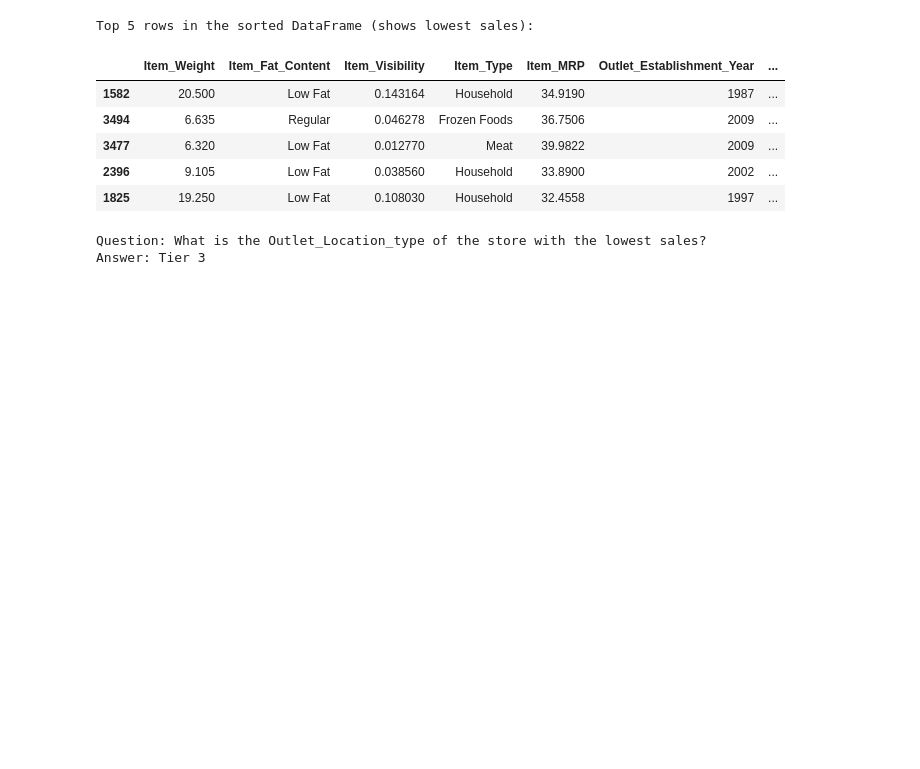
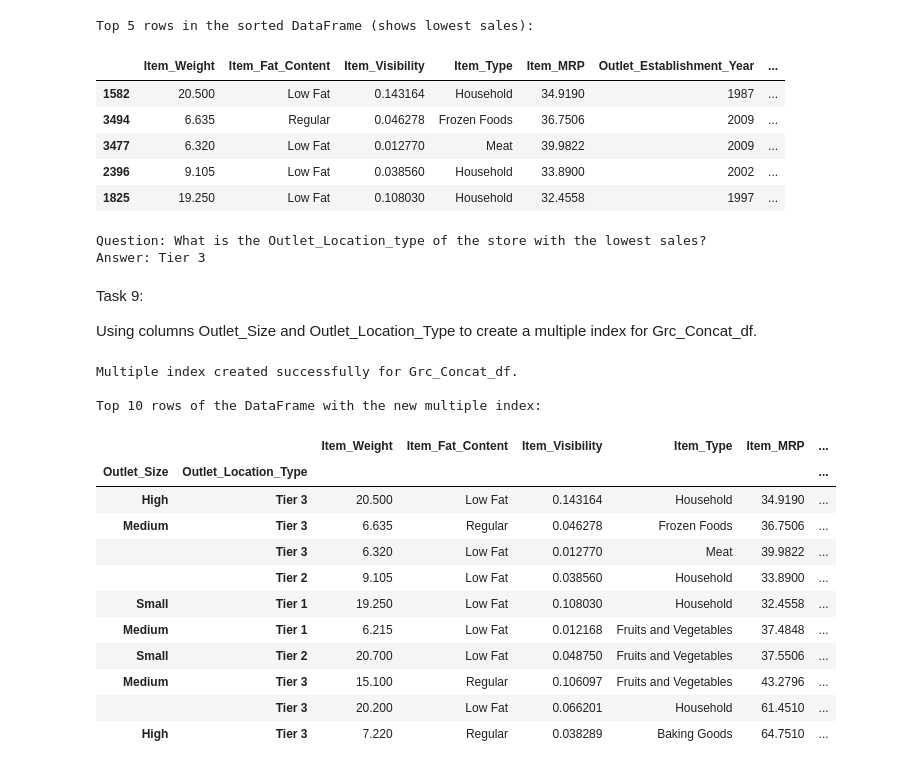
Before and after one commit to Zain004/dataanalyse-oblig1, a Jupyter notebook: obligatorisk_oppgave_1.ipynb, the cells around one changed output. Saved outputs shown, nothing was run; the diff lists cells and outputs as text; code cells hidden in the pictures; blank space fills up the shorter version.

```diff
--- a/obligatorisk_oppgave_1.ipynb
+++ b/obligatorisk_oppgave_1.ipynb
@@ -432,3 +432,34 @@ Top 5 rows in the sorted DataFrame (shows lowest sales):
 | 1825 | 19.250 | Low Fat | 0.108030 | Household | 32.4558 | 1997 | ... |
 Question: What is the Outlet_Location_type of the store with the lowest sales?
 Answer: Tier 3
+# %% [markdown]
+Task 9:
+
+Using columns Outlet_Size and Outlet_Location_Type to create a multiple index for Grc_Concat_df.
+# %%
+# Setter 'Outlet_Size' og 'Outlet_Location_Type' som den nye multipel indeksen
+# Rekkefølgen i listen bestemmer hierarkiet: Outlet_Size er det ytre nivået,
+# og Outlet_Location_Type er det indre nivået.
+# inplace=True endrer DataFramen direkte.
+Grc_Concat_df.set_index(['Outlet_Size', 'Outlet_Location_Type'], inplace=True)
+print("Multiple index created successfully for Grc_Concat_df.")
+
+# Display the first 10 rows to see the new multiple index
+print("\nTop 10 rows of the DataFrame with the new multiple index:")
+display(Grc_Concat_df.head(10))
+# %% [output]
+Multiple index created successfully for Grc_Concat_df.
+
+Top 10 rows of the DataFrame with the new multiple index:
+|  |  | Item_Weight | Item_Fat_Content | Item_Visibility | Item_Type | Item_MRP | ... |
+| Outlet_Size | Outlet_Location_Type |  |  |  |  |  | ... |
+| High | Tier 3 | 20.500 | Low Fat | 0.143164 | Household | 34.9190 | ... |
+| Medium | Tier 3 | 6.635 | Regular | 0.046278 | Frozen Foods | 36.7506 | ... |
+|  | Tier 3 | 6.320 | Low Fat | 0.012770 | Meat | 39.9822 | ... |
+|  | Tier 2 | 9.105 | Low Fat | 0.038560 | Household | 33.8900 | ... |
+| Small | Tier 1 | 19.250 | Low Fat | 0.108030 | Household | 32.4558 | ... |
+| Medium | Tier 1 | 6.215 | Low Fat | 0.012168 | Fruits and Vegetables | 37.4848 | ... |
+| Small | Tier 2 | 20.700 | Low Fat | 0.048750 | Fruits and Vegetables | 37.5506 | ... |
+| Medium | Tier 3 | 15.100 | Regular | 0.106097 | Fruits and Vegetables | 43.2796 | ... |
+|  | Tier 3 | 20.200 | Low Fat | 0.066201 | Household | 61.4510 | ... |
+| High | Tier 3 | 7.220 | Regular | 0.038289 | Baking Goods | 64.7510 | ... |
```
